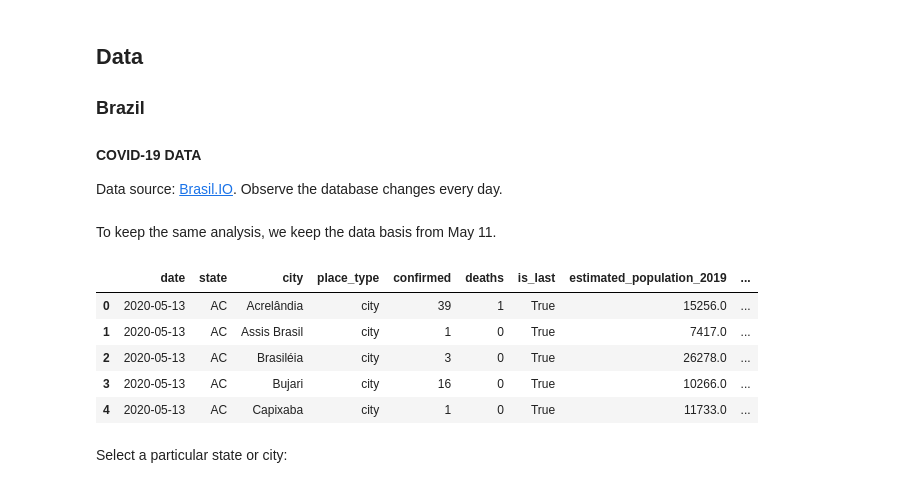
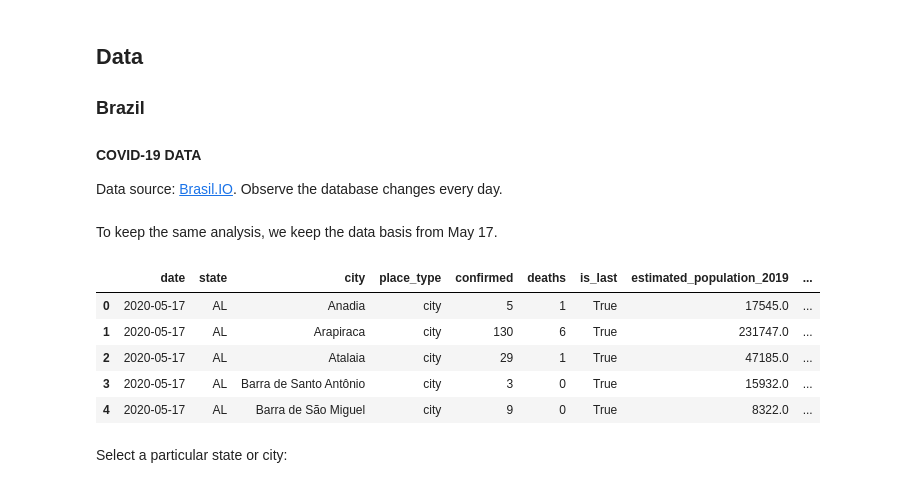
Before and after one commit to rodsveiga/ICU_demand, a Jupyter notebook: sampler_state_SP.ipynb, the cells around one changed output. Drawn from its saved outputs; the diff is of its cells as text; code cells hidden in the pictures.

```diff
--- a/sampler_state_SP.ipynb
+++ b/sampler_state_SP.ipynb
@@ -27,17 +27,17 @@ with open(filename, "wb") as f:
 # %% [markdown]
-To keep the same analysis, we keep the data basis from May 11.
+To keep the same analysis, we keep the data basis from May 17.
 # %%
-filename = 'data/brazil_covid19_05_13.csv'
+filename = 'data/brazil_covid19_05_17.csv'
 
 df = pd.read_csv(filename)
 df.head()
 # %% [output]
 |  | date | state | city | place_type | confirmed | deaths | is_last | estimated_population_2019 | ... |
-| 0 | 2020-05-13 | AC | Acrelândia | city | 39 | 1 | True | 15256.0 | ... |
-| 1 | 2020-05-13 | AC | Assis Brasil | city | 1 | 0 | True | 7417.0 | ... |
-| 2 | 2020-05-13 | AC | Brasiléia | city | 3 | 0 | True | 26278.0 | ... |
-| 3 | 2020-05-13 | AC | Bujari | city | 16 | 0 | True | 10266.0 | ... |
-| 4 | 2020-05-13 | AC | Capixaba | city | 1 | 0 | True | 11733.0 | ... |
+| 0 | 2020-05-17 | AL | Anadia | city | 5 | 1 | True | 17545.0 | ... |
+| 1 | 2020-05-17 | AL | Arapiraca | city | 130 | 6 | True | 231747.0 | ... |
+| 2 | 2020-05-17 | AL | Atalaia | city | 29 | 1 | True | 47185.0 | ... |
+| 3 | 2020-05-17 | AL | Barra de Santo Antônio | city | 3 | 0 | True | 15932.0 | ... |
+| 4 | 2020-05-17 | AL | Barra de São Miguel | city | 9 | 0 | True | 8322.0 | ... |
 # %% [markdown]
 Select a particular state or city:
 # %%
```
Also changed, not shown: parts of 32 cells of this notebook, 4 other files.
